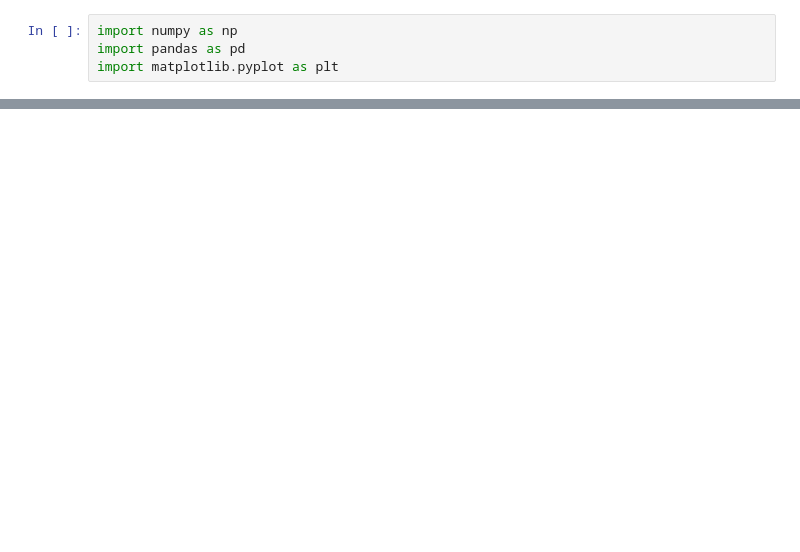
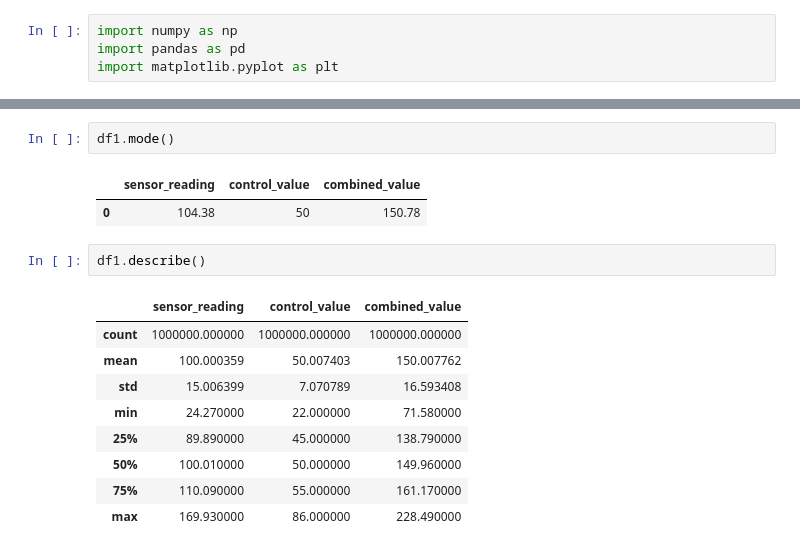
Before and after one commit to SrthkL/checkpoint-1, a Jupyter notebook: RSS739.ipynb, the cells around one changed output, grey strips where cells are left out. Cells and saved outputs as stored; diff of their text form; blank space fills up the shorter version.

```diff
--- a/RSS739.ipynb
+++ b/RSS739.ipynb
@@ -30,0 +44,17 @@ df2 = pd.read_csv(r"C:\Users\Public\Projects\sensor_data.csv", chunksize=10000)
+# %%
+df1.mode()
+# %% [output]
+|  | sensor_reading | control_value | combined_value |
+| 0 | 104.38 | 50 | 150.78 |
+# %%
+df1.describe()
+# %% [output]
+|  | sensor_reading | control_value | combined_value |
+| count | 1000000.000000 | 1000000.000000 | 1000000.000000 |
+| mean | 100.000359 | 50.007403 | 150.007762 |
+| std | 15.006399 | 7.070789 | 16.593408 |
+| min | 24.270000 | 22.000000 | 71.580000 |
+| 25% | 89.890000 | 45.000000 | 138.790000 |
+| 50% | 100.010000 | 50.000000 | 149.960000 |
+| 75% | 110.090000 | 55.000000 | 161.170000 |
+| max | 169.930000 | 86.000000 | 228.490000 |
```
Also changed, not shown: parts of 10 cells of this notebook.
